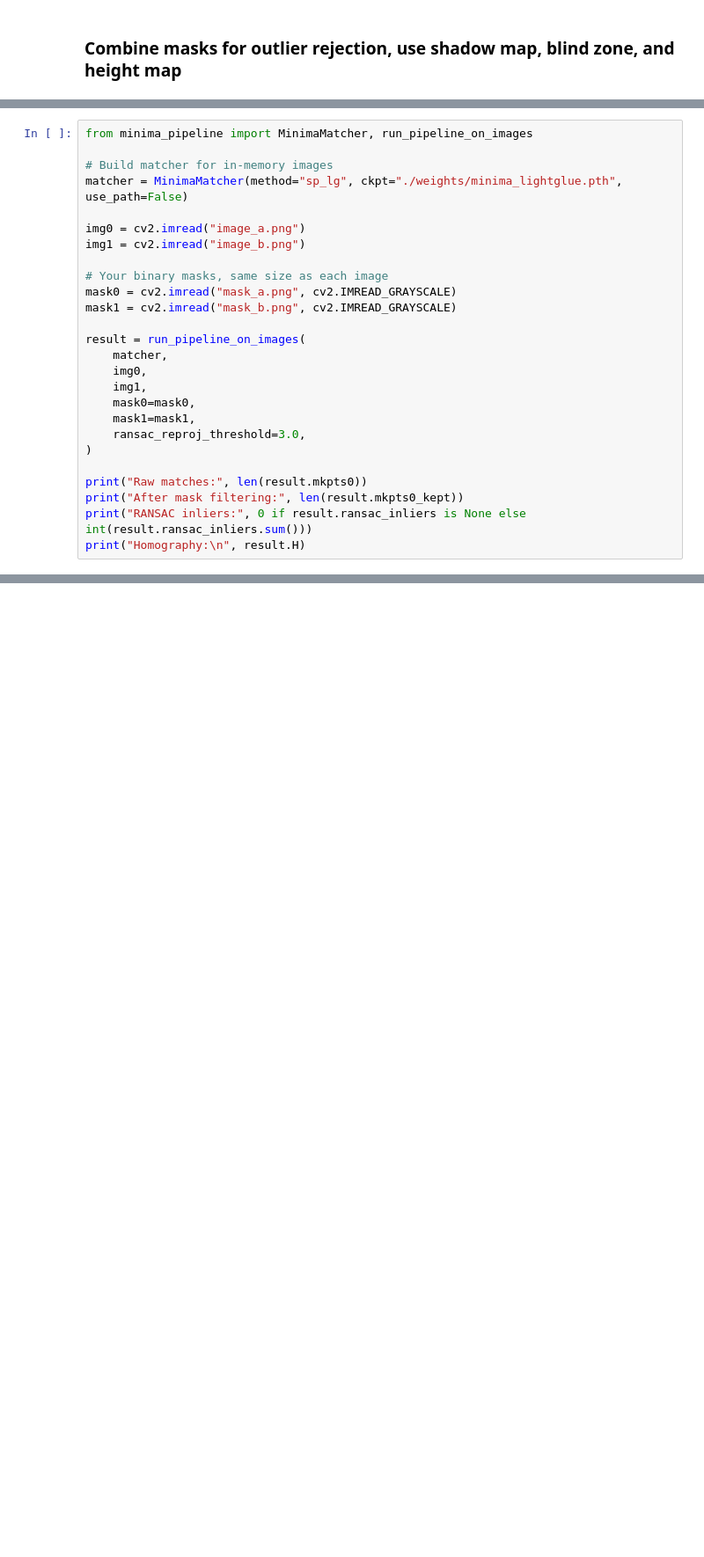
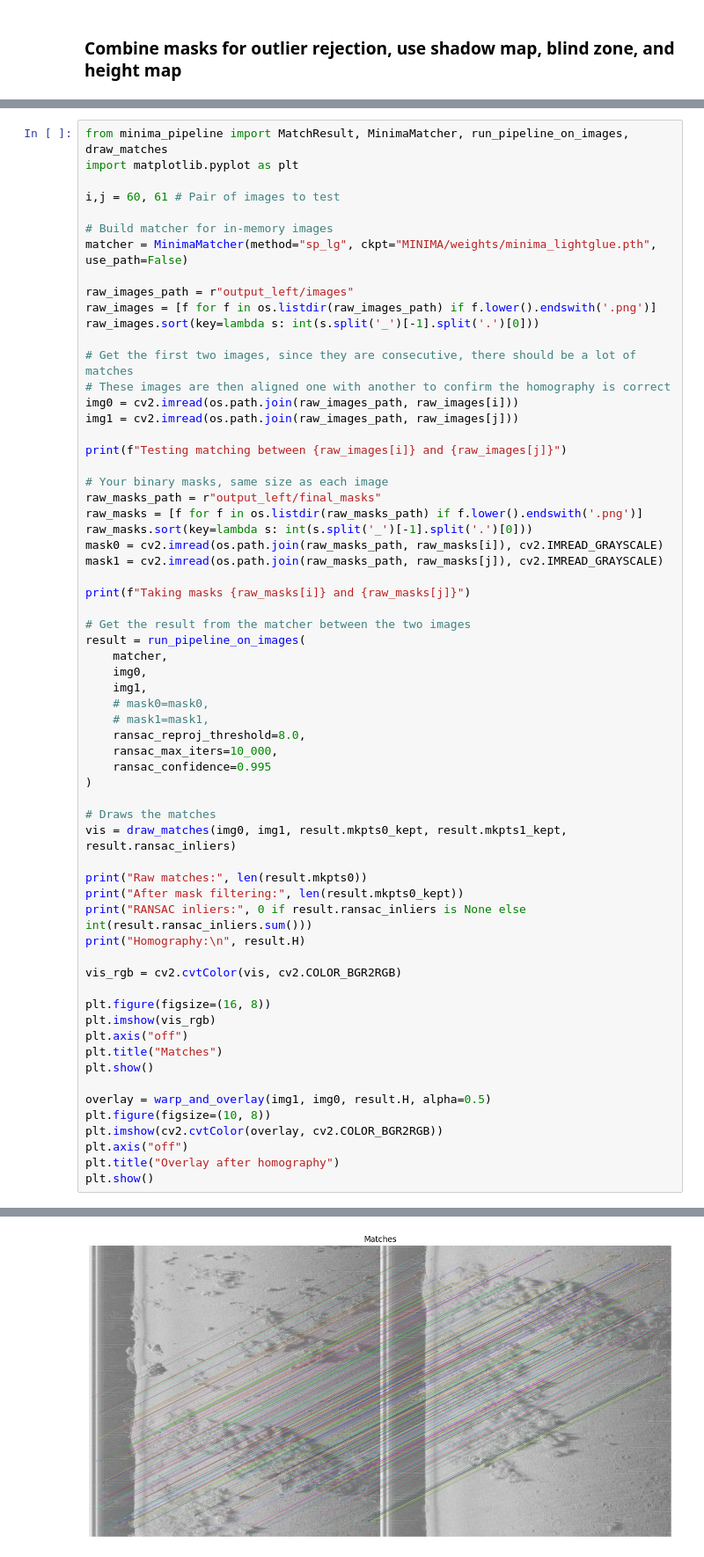
Before and after one commit to david-villanueva-02/HoP-SSS-Loop-Closure, a Jupyter notebook: loop_closure.ipynb, the cells around one changed output, grey strips where cells are left out. Shown at 88% size. Saved outputs shown, nothing was run; the diff lists cells and outputs as text; blank space fills up the shorter version.

```diff
--- a/loop_closure.ipynb
+++ b/loop_closure.ipynb
@@ -220,26 +278,64 @@ mask 1 shape: (2000, 2000), mask 2 shape: (2000, 2000), mask 3 shape: (2000, 200
 # %%
-from minima_pipeline import MinimaMatcher, run_pipeline_on_images
+from minima_pipeline import MatchResult, MinimaMatcher, run_pipeline_on_images, draw_matches
+import matplotlib.pyplot as plt
+
+i,j = 60, 61 # Pair of images to test
 
 # Build matcher for in-memory images
-matcher = MinimaMatcher(method="sp_lg", ckpt="./weights/minima_lightglue.pth", use_path=False)
+matcher = MinimaMatcher(method="sp_lg", ckpt="MINIMA/weights/minima_lightglue.pth", use_path=False)
 
-img0 = cv2.imread("image_a.png")
-img1 = cv2.imread("image_b.png")
+raw_images_path = r"output_left/images"
+raw_images = [f for f in os.listdir(raw_images_path) if f.lower().endswith('.png')]
+raw_images.sort(key=lambda s: int(s.split('_')[-1].split('.')[0]))
+
+# Get the first two images, since they are consecutive, there should be a lot of matches
+# These images are then aligned one with another to confirm the homography is correct
+img0 = cv2.imread(os.path.join(raw_images_path, raw_images[i]))
+img1 = cv2.imread(os.path.join(raw_images_path, raw_images[j]))
+
+print(f"Testing matching between {raw_images[i]} and {raw_images[j]}")
 
 # Your binary masks, same size as each image
-mask0 = cv2.imread("mask_a.png", cv2.IMREAD_GRAYSCALE)
-mask1 = cv2.imread("mask_b.png", cv2.IMREAD_GRAYSCALE)
+raw_masks_path = r"output_left/final_masks"
+raw_masks = [f for f in os.listdir(raw_masks_path) if f.lower().endswith('.png')]
+raw_masks.sort(key=lambda s: int(s.split('_')[-1].split('.')[0]))
+mask0 = cv2.imread(os.path.join(raw_masks_path, raw_masks[i]), cv2.IMREAD_GRAYSCALE)
+mask1 = cv2.imread(os.path.join(raw_masks_path, raw_masks[j]), cv2.IMREAD_GRAYSCALE)
 
+print(f"Taking masks {raw_masks[i]} and {raw_masks[j]}")
+
+# Get the result from the matcher between the two images
 result = run_pipeline_on_images(
     matcher,
     img0,
     img1,
-    mask0=mask0,
-    mask1=mask1,
-    ransac_reproj_threshold=3.0,
+    # mask0=mask0,
+    # mask1=mask1,
+    ransac_reproj_threshold=8.0,
+    ransac_max_iters=10_000,
+    ransac_confidence=0.995
 )
+
+# Draws the matches
+vis = draw_matches(img0, img1, result.mkpts0_kept, result.mkpts1_kept, result.ransac_inliers)
 
 print("Raw matches:", len(result.mkpts0))
 print("After mask filtering:", len(result.mkpts0_kept))
 print("RANSAC inliers:", 0 if result.ransac_inliers is None else int(result.ransac_inliers.sum()))
 print("Homography:\n", result.H)
+
+vis_rgb = cv2.cvtColor(vis, cv2.COLOR_BGR2RGB)
+
+plt.figure(figsize=(16, 8))
+plt.imshow(vis_rgb)
+plt.axis("off")
+plt.title("Matches")
+plt.show()
+
+overlay = warp_and_overlay(img1, img0, result.H, alpha=0.5)
+plt.figure(figsize=(10, 8))
+plt.imshow(cv2.cvtColor(overlay, cv2.COLOR_BGR2RGB))
+plt.axis("off")
+plt.title("Overlay after homography")
+plt.show()
+# %% [output]
@@ -245,0 +351 @@ print("Homography:\n", result.H)
+[figure, added]
```
Also changed, not shown: parts of 5 cells of this notebook, 3 other files.
